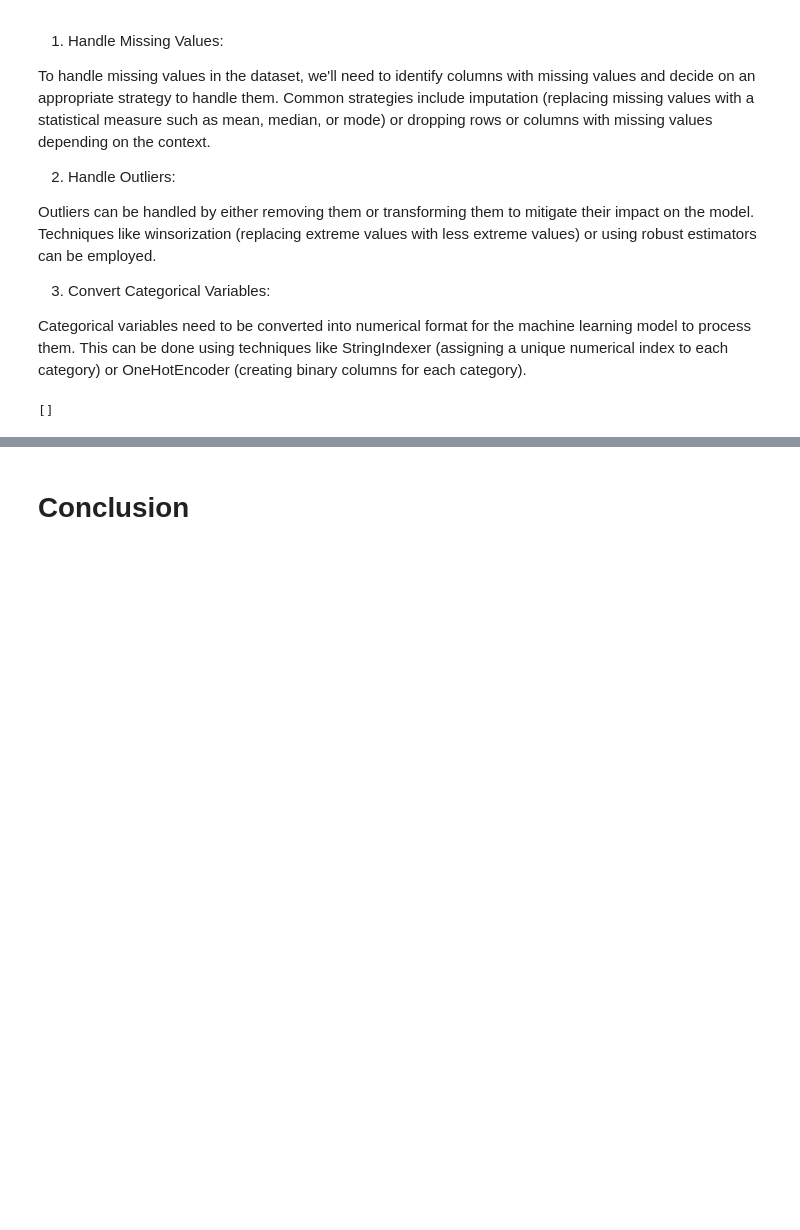
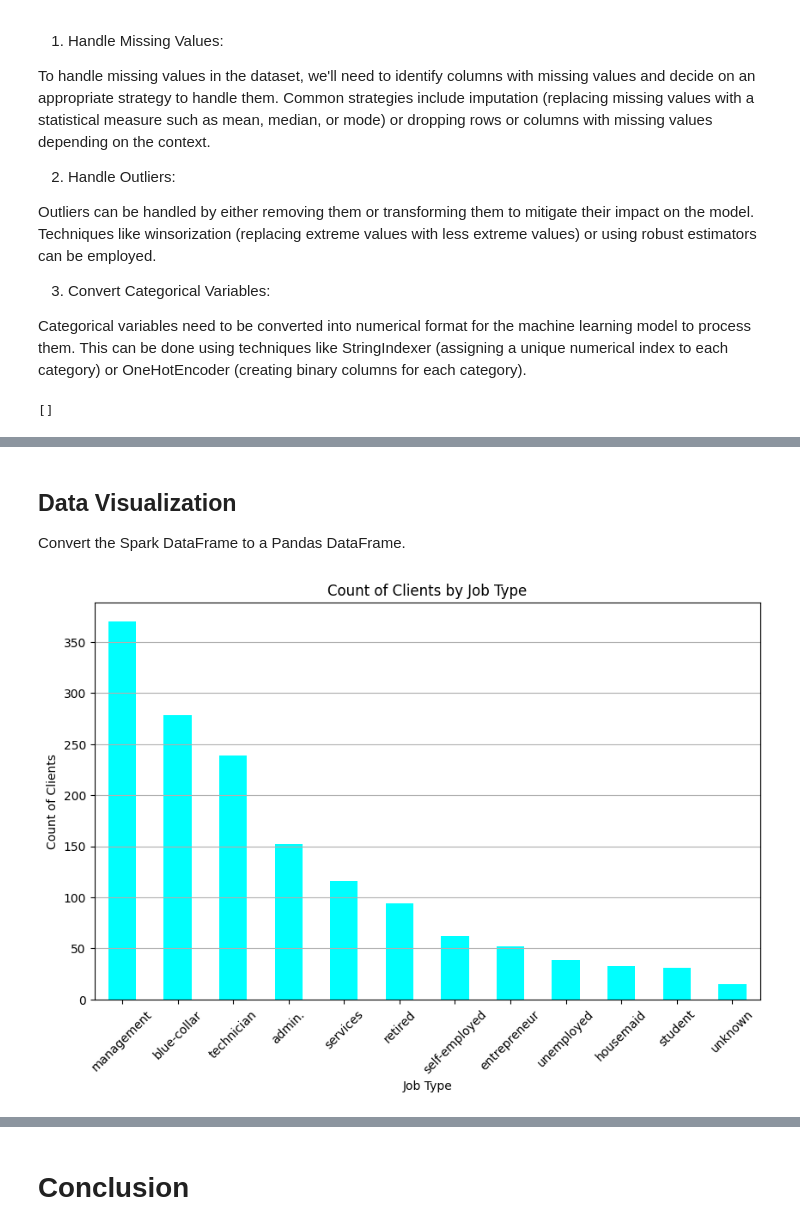
Before and after one commit to Ayushx29/Financial-Forecasting-Frontier-Distributed-Machine-Learning, a Jupyter notebook: Financial_Forecasting_Frontier.ipynb, the cells around one changed output, grey strips where cells are left out. Drawn from its saved outputs; the diff is of its cells as text; code cells hidden in the pictures; blank space fills up the shorter version.

```diff
--- a/Financial_Forecasting_Frontier.ipynb
+++ b/Financial_Forecasting_Frontier.ipynb
@@ -1277,0 +972,4 @@ Answer Here.
+# %%
+# Load the bank.csv dataset into a Spark DataFrame.
+
+bank_df = spark.read.csv("/content/drive/MyDrive/AlmaBetter Masters Projects/Financial Forecasting Frontier /bank.csv", header=True, inferSchema=True)
@@ -1277,0 +1046,4 @@ Answer Here.
+# %%
+from pyspark.sql.functions import col, quarter
+# Filter the dataset to include only clients with a balance greater than 1000
+filtered_df = bank_df.filter(col("balance") > 1000)
@@ -1277,0 +1080,9 @@ Answer Here.
+# %%
+from pyspark.sql.functions import col, when
+bank_data = filtered_df.withColumn("quarter",
+    when(col("month").isin("jan", "feb", "mar"), 1)
+    .when(col("month").isin("apr", "may", "jun"), 2)
+    .when(col("month").isin("jul", "aug", "sep"), 3)
+    .when(col("month").isin("oct", "nov", "dec"), 4))
+
+bank_data.show()
@@ -1277,0 +1307,4 @@ Answer Here.
+# %% [markdown]
+## **Data Visualization**
+
+Convert the Spark DataFrame to a Pandas DataFrame.
@@ -1277,0 +1315,19 @@ Answer Here.
+# %%
+pandas_bank_df = bank_data.toPandas()
+# %%
+# Create a bar plot showing the count of clients by job type
+job_counts = pandas_bank_df['job'].value_counts()
+
+# Plot the bar chart
+plt.figure(figsize=(10, 6))
+job_counts.plot(kind='bar', color='cyan')
+plt.title('Count of Clients by Job Type')
+plt.xlabel('Job Type')
+plt.ylabel('Count of Clients')
+plt.xticks(rotation=45)
+plt.grid(axis='y')
+
+# Show the plot
+plt.show()
+# %% [output]
+[figure, added]
```
Also changed, not shown: parts of 344 cells of this notebook.
